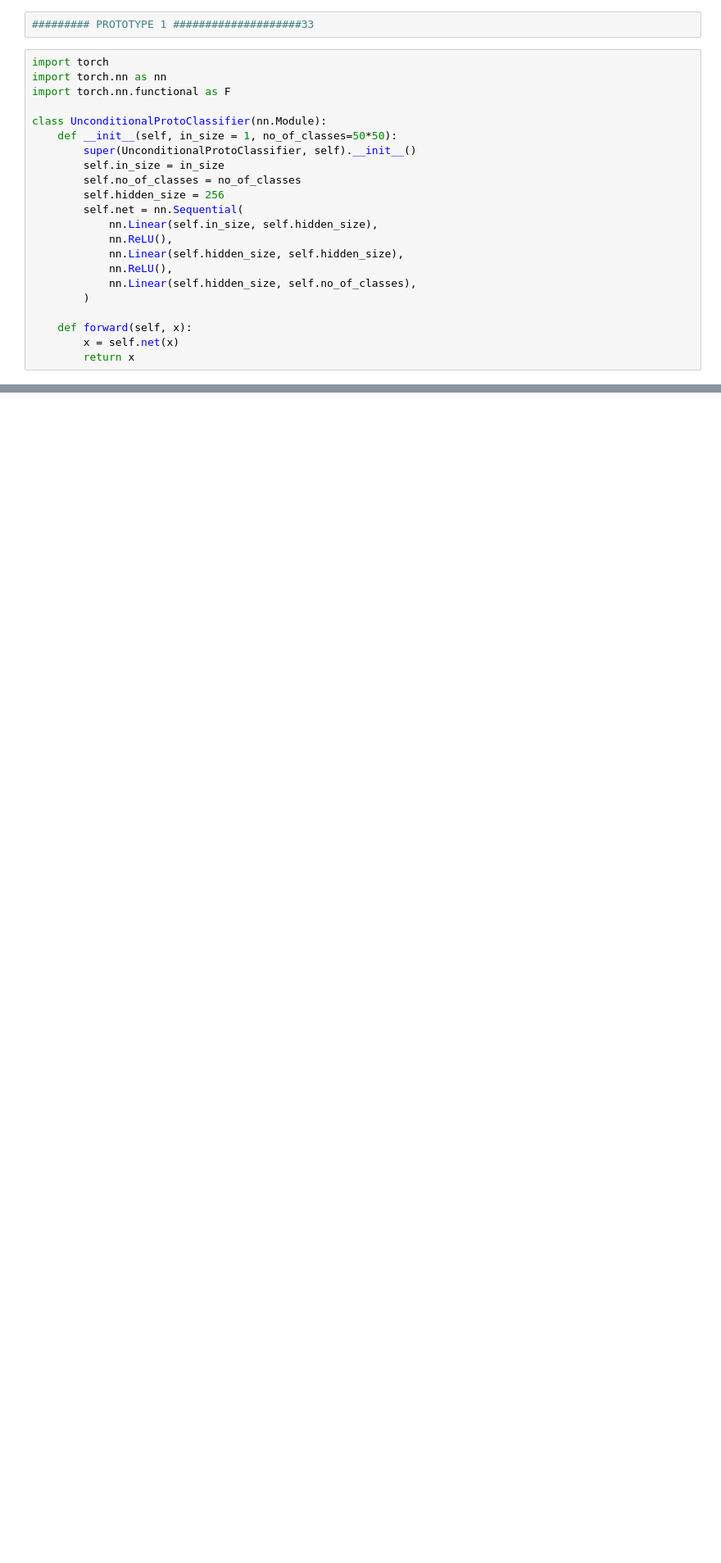
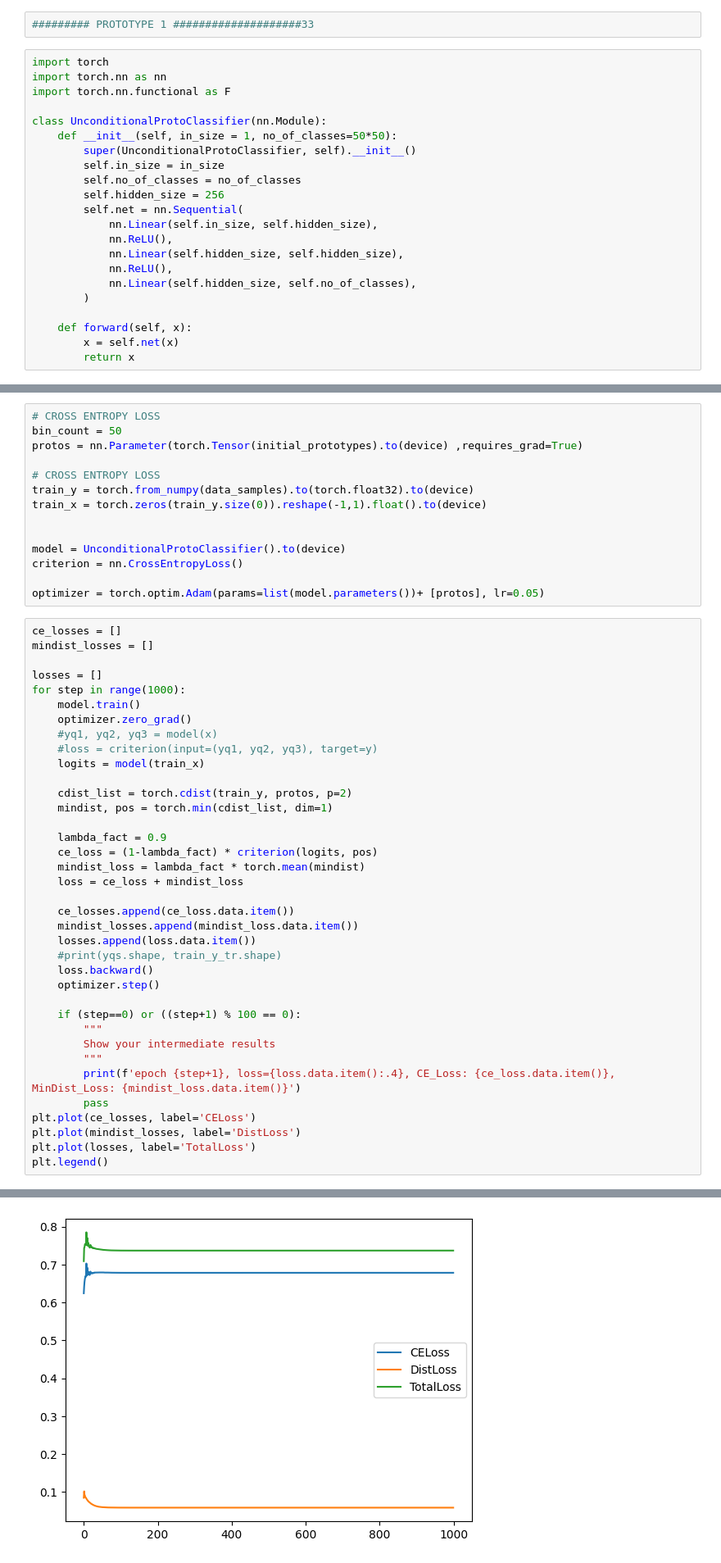
Before and after one commit to batuceng/max_quantile, a Jupyter notebook: 2d_prototypes_v1.ipynb, the cells around one changed output, grey strips where cells are left out. Shown at 82% size. Cells and saved outputs as stored; diff of their text form; blank space fills up the shorter version.

Commit message:
Added 2d proto training

```diff
--- a/2d_prototypes_v1.ipynb
+++ b/2d_prototypes_v1.ipynb
@@ -281,0 +334,52 @@ class UnconditionalProtoClassifier(nn.Module):
+# %%
+# CROSS ENTROPY LOSS
+bin_count = 50
+protos = nn.Parameter(torch.Tensor(initial_prototypes).to(device) ,requires_grad=True)
+
+# CROSS ENTROPY LOSS
+train_y = torch.from_numpy(data_samples).to(torch.float32).to(device)
+train_x = torch.zeros(train_y.size(0)).reshape(-1,1).float().to(device)
+
+
+model = UnconditionalProtoClassifier().to(device)
+criterion = nn.CrossEntropyLoss()
+
+optimizer = torch.optim.Adam(params=list(model.parameters())+ [protos], lr=0.05)
+# %%
+ce_losses = []
+mindist_losses = []
+
+losses = []
+for step in range(1000):
+    model.train()
+    optimizer.zero_grad()
+    #yq1, yq2, yq3 = model(x)
+    #loss = criterion(input=(yq1, yq2, yq3), target=y)
+    logits = model(train_x)
+
+    cdist_list = torch.cdist(train_y, protos, p=2)
+    mindist, pos = torch.min(cdist_list, dim=1)
+
+    lambda_fact = 0.9
+    ce_loss = (1-lambda_fact) * criterion(logits, pos)
+    mindist_loss = lambda_fact * torch.mean(mindist)
+    loss = ce_loss + mindist_loss
+
+    ce_losses.append(ce_loss.data.item())
+    mindist_losses.append(mindist_loss.data.item())
+    losses.append(loss.data.item())
+    #print(yqs.shape, train_y_tr.shape)
+    loss.backward()
+    optimizer.step()
+
+    if (step==0) or ((step+1) % 100 == 0):
+        """
+        Show your intermediate results
+        """
+        print(f'epoch {step+1}, loss={loss.data.item():.4}, CE_Loss: {ce_loss.data.item()}, MinDist_Loss: {mindist_loss.data.item()}')
+        pass
+plt.plot(ce_losses, label='CELoss')
+plt.plot(mindist_losses, label='DistLoss')
+plt.plot(losses, label='TotalLoss')
+plt.legend()
+# %% [output]
@@ -281,0 +398 @@ class UnconditionalProtoClassifier(nn.Module):
+[figure, added]
```
Also changed, not shown: parts of 9 cells of this notebook.
